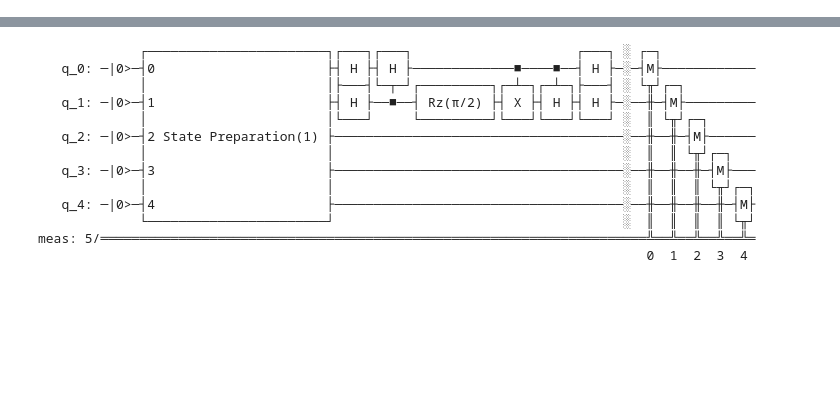
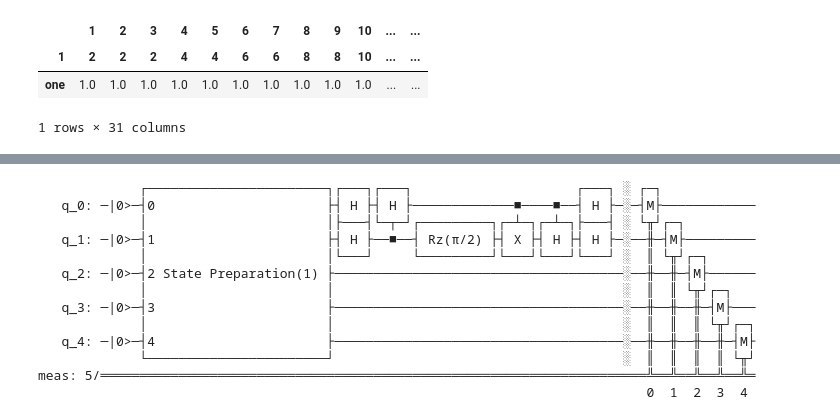
Before and after one commit to Using-Namespace-System/QOSF, a Jupyter notebook: Hybrid_Quantum_Feedforward.ipynb, the cells around one changed output, grey strips where cells are left out. Drawn from its saved outputs; the diff is of its cells as text; code cells hidden in the pictures; blank space fills up the shorter version.

```diff
--- a/Hybrid_Quantum_Feedforward.ipynb
+++ b/Hybrid_Quantum_Feedforward.ipynb
@@ -0,0 +85,19 @@
+# %%
+sampler = Sampler()
+job = sampler.run(circuit_list,shots = 2000)
+
+
+result = job.result()
+df = pd.DataFrame(list(enumerate(result.quasi_dists,1)))
+df.set_index(0, inplace=True)
+
+df = df[1].apply(dict.items).explode().apply(pd.Series).rename(columns={0: 1, 1: "one"})
+df[1] = df[1].astype(int)
+df.set_index(1, append=True, inplace=True)
+
+df.T
+# %% [output]
+|  | 1 | 2 | 3 | 4 | 5 | 6 | 7 | 8 | 9 | 10 | ... | ... |
+| 1 | 2 | 2 | 2 | 4 | 4 | 6 | 6 | 8 | 8 | 10 | ... | ... |
+| one | 1.0 | 1.0 | 1.0 | 1.0 | 1.0 | 1.0 | 1.0 | 1.0 | 1.0 | 1.0 | ... | ... |
+1 rows × 31 columns
```
Also changed, not shown: parts of 9 cells of this notebook, 1 other file.
